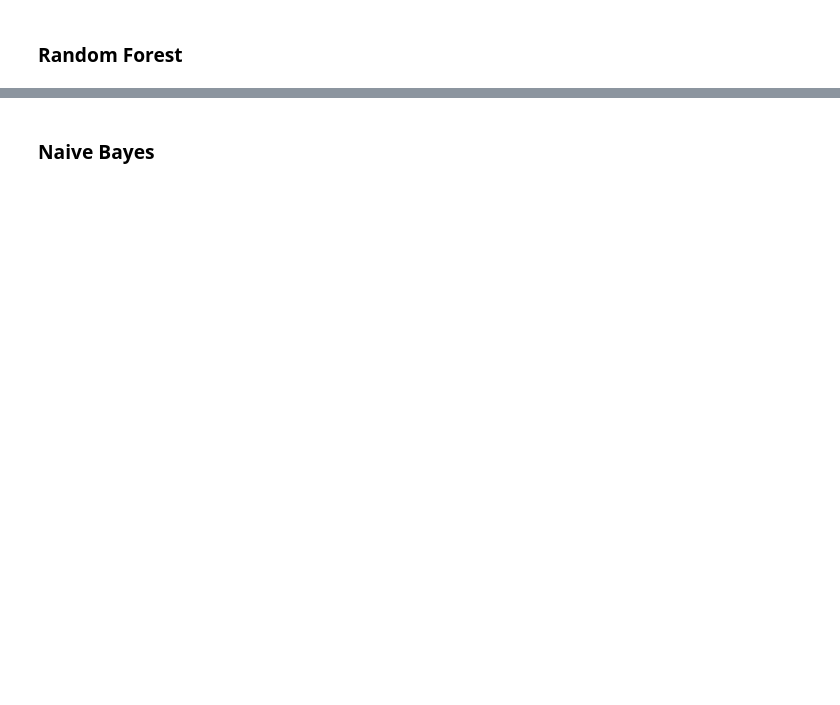
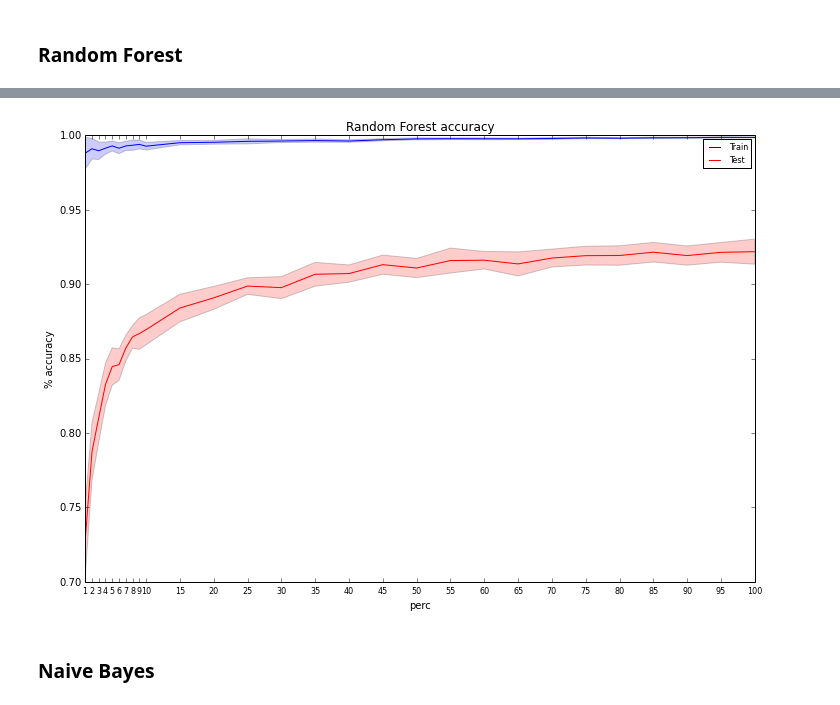
Before and after one commit to byucsl/ogcleaner, a Jupyter notebook: validation/notebooks/Model Comparison.ipynb, the cells around one changed output, grey strips where cells are left out. Saved outputs shown, nothing was run; the diff lists cells and outputs as text; code cells hidden in the pictures; blank space fills up the shorter version.

```diff
--- a/validation/notebooks/Model Comparison.ipynb
+++ b/validation/notebooks/Model Comparison.ipynb
@@ -311,0 +218,2 @@ accuracy_score( rf_preds, y_test )
+# %%
+rf_acc_train, rf_acc_test = bootstrap( sdata, RandomForestClassifier )
@@ -312,2 +238,7 @@ accuracy_score( rf_preds, y_test )
+# %%
+gen_plot( "Random Forest", rf_acc_train, rf_acc_test, y_lim_min = 0.7 )
+plt.show()
+# %% [output]
+[figure, added]
 # %% [markdown]
 ### Naive Bayes
```
Also changed, not shown: parts of 29 cells of this notebook.
